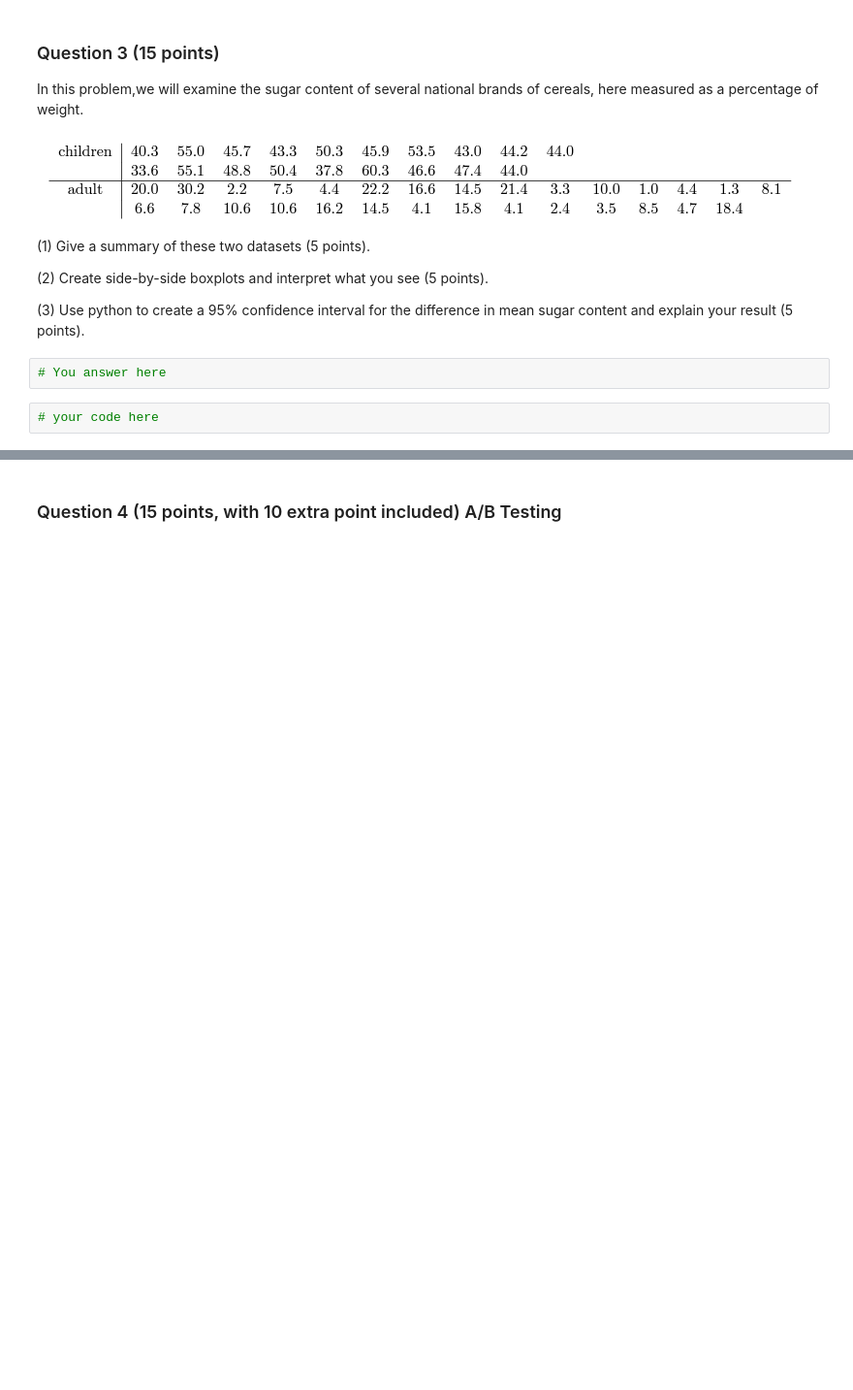
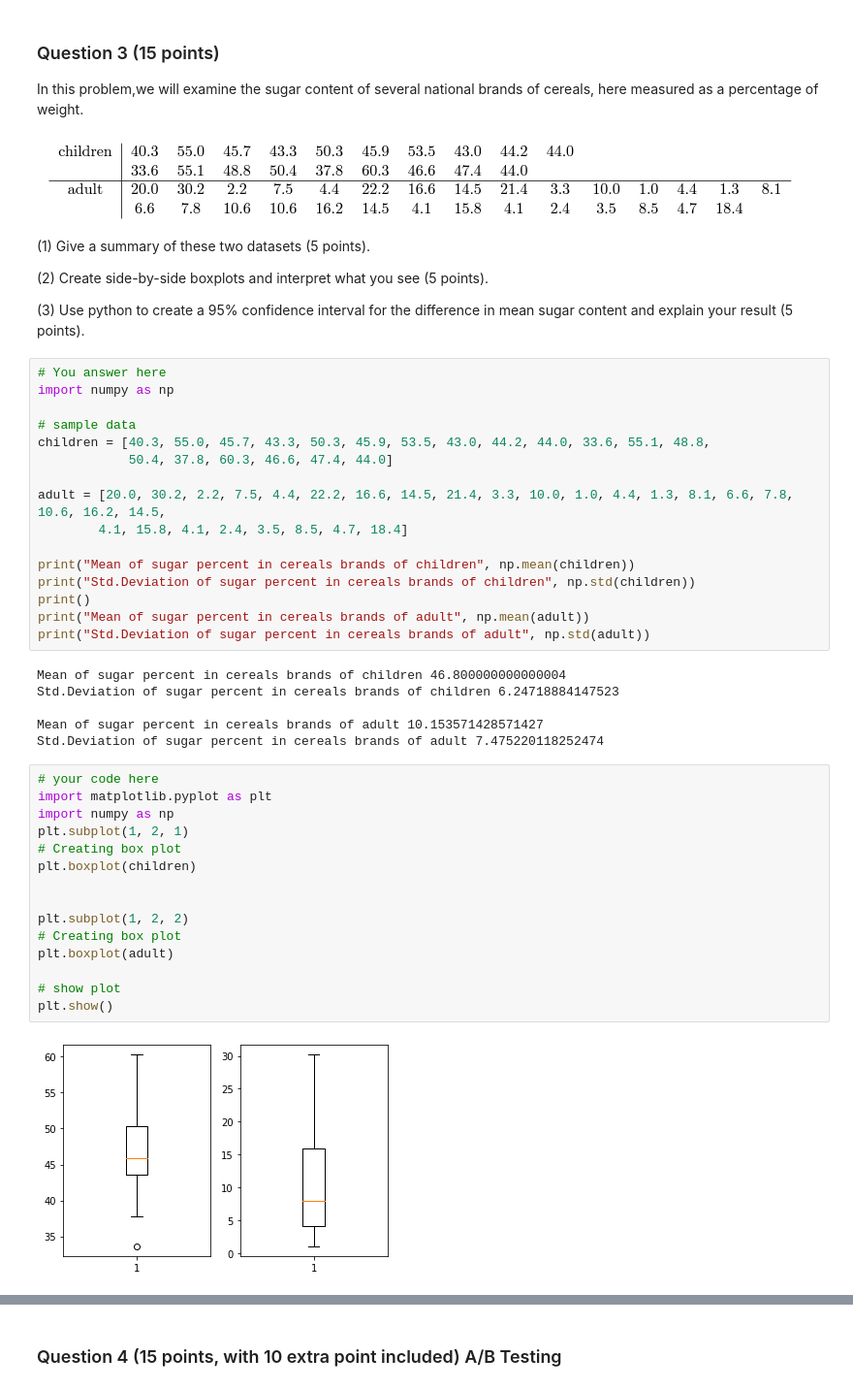
Before and after one commit to LalithaNalluri/lalitha_info5502_spring2022, a Jupyter notebook: lab_assignment_09.ipynb, the cells around one changed output, grey strips where cells are left out. Shown: that part at 97% size. Drawn from its saved outputs; the diff is of its cells as text; blank space fills up the shorter version.

```diff
--- a/lab_assignment_09.ipynb
+++ b/lab_assignment_09.ipynb
@@ -97,7 +97,42 @@ In this problem,we will examine the sugar content of several national brands of
 (2) Create side-by-side boxplots and interpret what you see (5 points).
 
 (3) Use python to create a 95% confidence interval for the difference in mean sugar content and explain your result (5 points).
-# %%
-# You answer here
-# %%
-# your code here
+# %%
+# You answer here
+import numpy as np
+
+# sample data
+children = [40.3, 55.0, 45.7, 43.3, 50.3, 45.9, 53.5, 43.0, 44.2, 44.0, 33.6, 55.1, 48.8,
+            50.4, 37.8, 60.3, 46.6, 47.4, 44.0]
+
+adult = [20.0, 30.2, 2.2, 7.5, 4.4, 22.2, 16.6, 14.5, 21.4, 3.3, 10.0, 1.0, 4.4, 1.3, 8.1, 6.6, 7.8, 10.6, 16.2, 14.5,
+        4.1, 15.8, 4.1, 2.4, 3.5, 8.5, 4.7, 18.4]
+
+print("Mean of sugar percent in cereals brands of children", np.mean(children))
+print("Std.Deviation of sugar percent in cereals brands of children", np.std(children))
+print()
+print("Mean of sugar percent in cereals brands of adult", np.mean(adult))
+print("Std.Deviation of sugar percent in cereals brands of adult", np.std(adult))
+# %% [output]
+Mean of sugar percent in cereals brands of children 46.800000000000004
+Std.Deviation of sugar percent in cereals brands of children 6.24718884147523
+
+Mean of sugar percent in cereals brands of adult 10.153571428571427
+Std.Deviation of sugar percent in cereals brands of adult 7.475220118252474
+# %%
+# your code here
+import matplotlib.pyplot as plt
+import numpy as np
+plt.subplot(1, 2, 1)
+# Creating box plot
+plt.boxplot(children)
+
+
+plt.subplot(1, 2, 2)
+# Creating box plot
+plt.boxplot(adult)
+
+# show plot
+plt.show()
+# %% [output]
+[figure, added]
```
Also changed, not shown: parts of 4 cells of this notebook.
